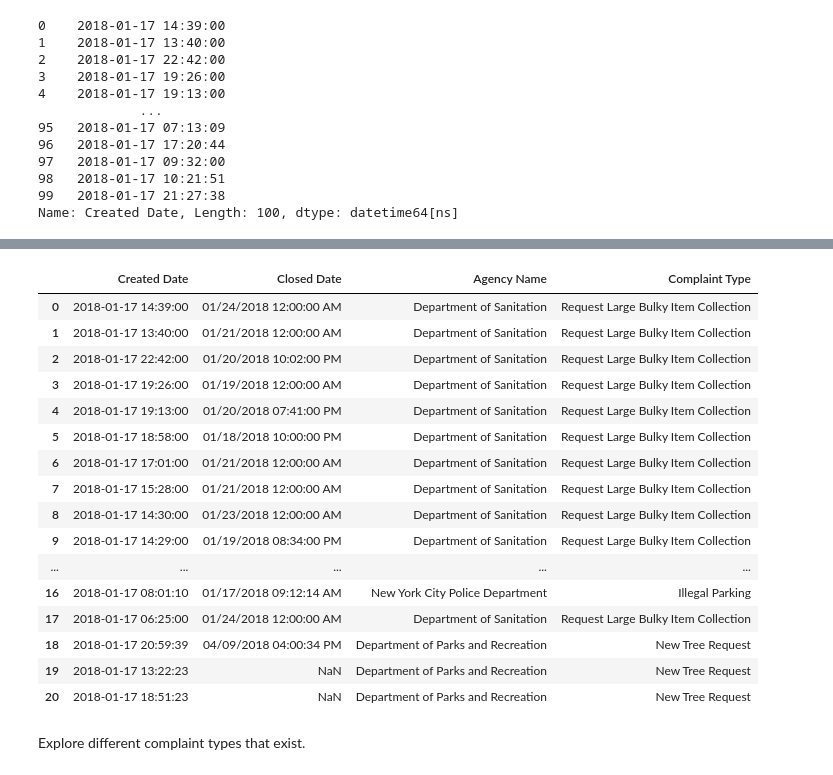
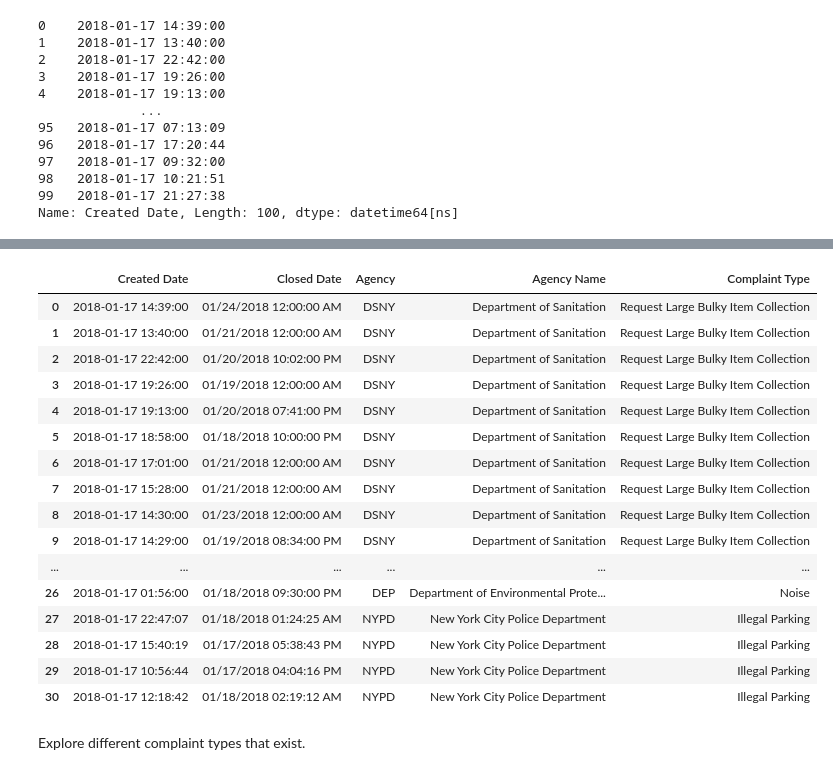
Before and after one commit to ericschwen/weather_311, a Jupyter notebook: 311_exploration.ipynb, the cells around one changed output, grey strips where cells are left out. Drawn from its saved outputs; the diff is of its cells as text; code cells hidden in the pictures.

```diff
--- a/311_exploration.ipynb
+++ b/311_exploration.ipynb
@@ -130,25 +130,25 @@ Location                                  object
 Created Year                             float64
 dtype: object
 # %%
-c.loc[:20, ['Created Date', 'Closed Date', 'Agency Name', 'Complaint Type']]
+c.loc[:30, ['Created Date', 'Closed Date', 'Agency', 'Agency Name', 'Complaint Type']]
 # %% [output]
-|  | Created Date | Closed Date | Agency Name | Complaint Type |
-| 0 | 2018-01-17 14:39:00 | 01/24/2018 12:00:00 AM | Department of Sanitation | Request Large Bulky Item Collection |
-| 1 | 2018-01-17 13:40:00 | 01/21/2018 12:00:00 AM | Department of Sanitation | Request Large Bulky Item Collection |
-| 2 | 2018-01-17 22:42:00 | 01/20/2018 10:02:00 PM | Department of Sanitation | Request Large Bulky Item Collection |
-| 3 | 2018-01-17 19:26:00 | 01/19/2018 12:00:00 AM | Department of Sanitation | Request Large Bulky Item Collection |
-| 4 | 2018-01-17 19:13:00 | 01/20/2018 07:41:00 PM | Department of Sanitation | Request Large Bulky Item Collection |
-| 5 | 2018-01-17 18:58:00 | 01/18/2018 10:00:00 PM | Department of Sanitation | Request Large Bulky Item Collection |
-| 6 | 2018-01-17 17:01:00 | 01/21/2018 12:00:00 AM | Department of Sanitation | Request Large Bulky Item Collection |
-| 7 | 2018-01-17 15:28:00 | 01/21/2018 12:00:00 AM | Department of Sanitation | Request Large Bulky Item Collection |
-| 8 | 2018-01-17 14:30:00 | 01/23/2018 12:00:00 AM | Department of Sanitation | Request Large Bulky Item Collection |
-| 9 | 2018-01-17 14:29:00 | 01/19/2018 08:34:00 PM | Department of Sanitation | Request Large Bulky Item Collection |
-| ... | ... | ... | ... | ... |
-| 16 | 2018-01-17 08:01:10 | 01/17/2018 09:12:14 AM | New York City Police Department | Illegal Parking |
-| 17 | 2018-01-17 06:25:00 | 01/24/2018 12:00:00 AM | Department of Sanitation | Request Large Bulky Item Collection |
-| 18 | 2018-01-17 20:59:39 | 04/09/2018 04:00:34 PM | Department of Parks and Recreation | New Tree Request |
-| 19 | 2018-01-17 13:22:23 | NaN | Department of Parks and Recreation | New Tree Request |
-| 20 | 2018-01-17 18:51:23 | NaN | Department of Parks and Recreation | New Tree Request |
+|  | Created Date | Closed Date | Agency | Agency Name | Complaint Type |
+| 0 | 2018-01-17 14:39:00 | 01/24/2018 12:00:00 AM | DSNY | Department of Sanitation | Request Large Bulky Item Collection |
+| 1 | 2018-01-17 13:40:00 | 01/21/2018 12:00:00 AM | DSNY | Department of Sanitation | Request Large Bulky Item Collection |
+| 2 | 2018-01-17 22:42:00 | 01/20/2018 10:02:00 PM | DSNY | Department of Sanitation | Request Large Bulky Item Collection |
+| 3 | 2018-01-17 19:26:00 | 01/19/2018 12:00:00 AM | DSNY | Department of Sanitation | Request Large Bulky Item Collection |
+| 4 | 2018-01-17 19:13:00 | 01/20/2018 07:41:00 PM | DSNY | Department of Sanitation | Request Large Bulky Item Collection |
+| 5 | 2018-01-17 18:58:00 | 01/18/2018 10:00:00 PM | DSNY | Department of Sanitation | Request Large Bulky Item Collection |
+| 6 | 2018-01-17 17:01:00 | 01/21/2018 12:00:00 AM | DSNY | Department of Sanitation | Request Large Bulky Item Collection |
+| 7 | 2018-01-17 15:28:00 | 01/21/2018 12:00:00 AM | DSNY | Department of Sanitation | Request Large Bulky Item Collection |
+| 8 | 2018-01-17 14:30:00 | 01/23/2018 12:00:00 AM | DSNY | Department of Sanitation | Request Large Bulky Item Collection |
+| 9 | 2018-01-17 14:29:00 | 01/19/2018 08:34:00 PM | DSNY | Department of Sanitation | Request Large Bulky Item Collection |
+| ... | ... | ... | ... | ... | ... |
+| 26 | 2018-01-17 01:56:00 | 01/18/2018 09:30:00 PM | DEP | Department of Environmental Prote... | Noise |
+| 27 | 2018-01-17 22:47:07 | 01/18/2018 01:24:25 AM | NYPD | New York City Police Department | Illegal Parking |
+| 28 | 2018-01-17 15:40:19 | 01/17/2018 05:38:43 PM | NYPD | New York City Police Department | Illegal Parking |
+| 29 | 2018-01-17 10:56:44 | 01/17/2018 04:04:16 PM | NYPD | New York City Police Department | Illegal Parking |
+| 30 | 2018-01-17 12:18:42 | 01/18/2018 02:19:12 AM | NYPD | New York City Police Department | Illegal Parking |
 # %% [markdown]
 Explore different complaint types that exist.
 # %%
```
Also changed, not shown: parts of 80 cells of this notebook.
